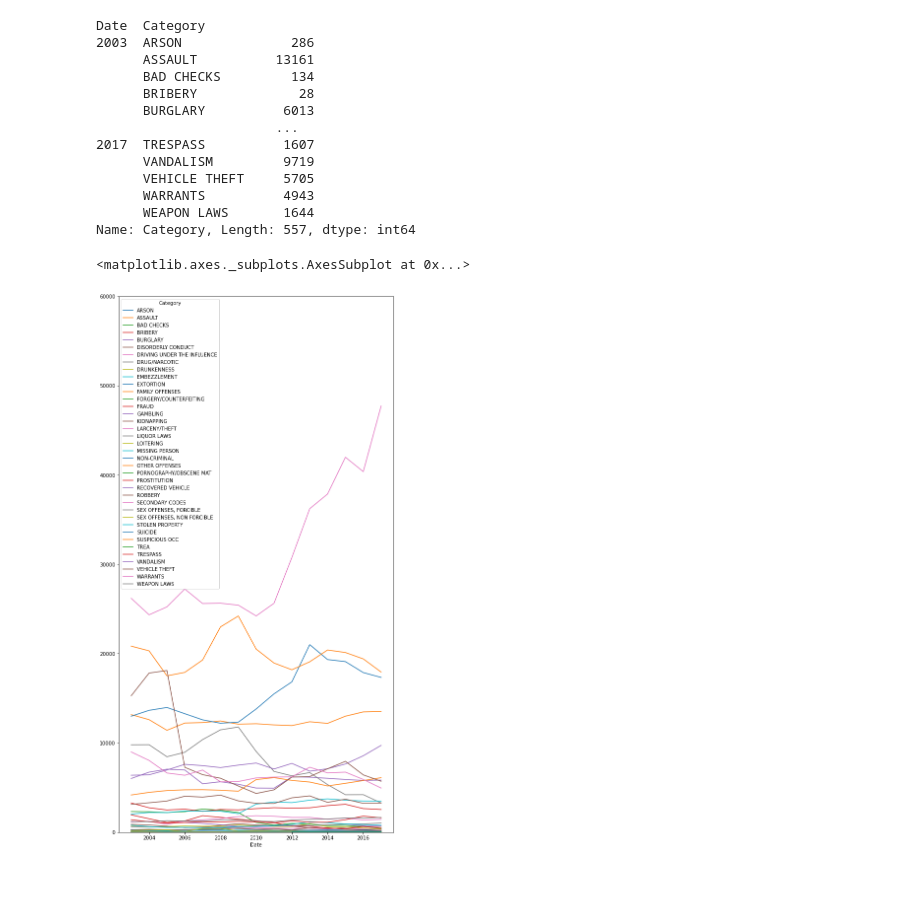
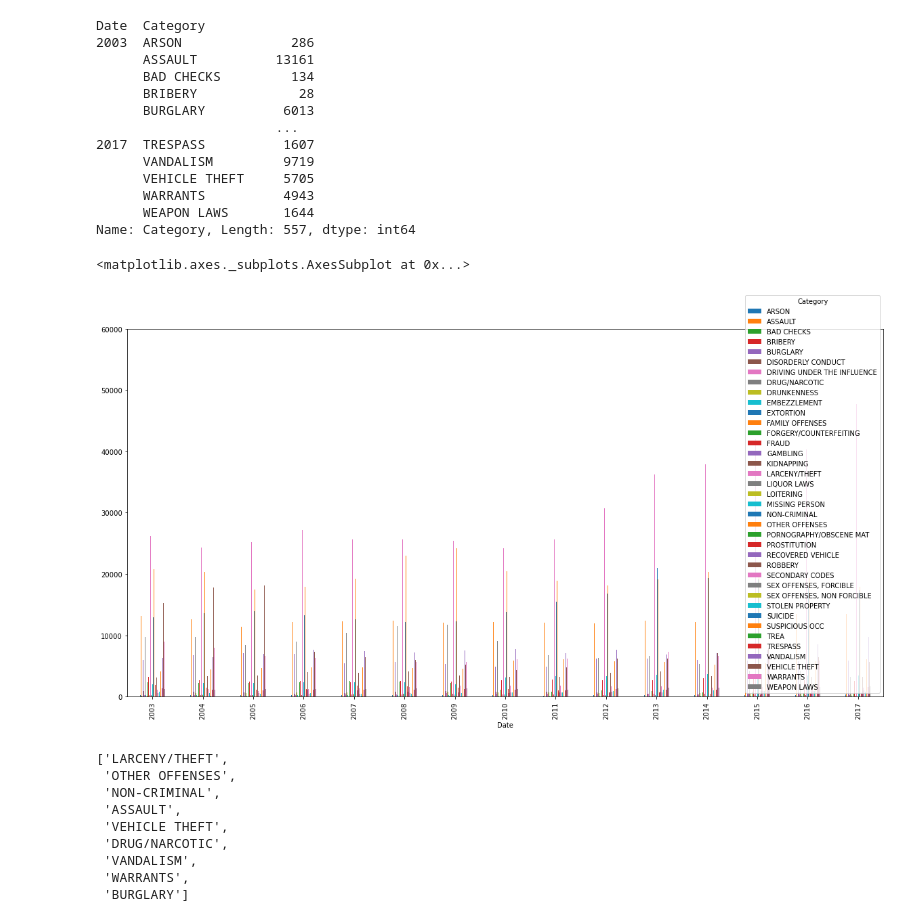
Before and after one commit to sfbrigade/datasci-police-budget, a Jupyter notebook: sanfranciscodataset/San_Francisco_Incidents_Analysis.ipynb, the cells around one changed output. Saved outputs shown, nothing was run; the diff lists cells and outputs as text; code cells hidden in the pictures; blank space fills up the shorter version.

Commit message:
Larceny? huh

```diff
--- a/sanfranciscodataset/San_Francisco_Incidents_Analysis.ipynb
+++ b/sanfranciscodataset/San_Francisco_Incidents_Analysis.ipynb
@@ -175,11 +175,11 @@ Date  Category
       WEAPON LAWS       1644
 Name: Category, Length: 557, dtype: int64
 # %%
-fig, ax = plt.subplots(figsize=(1,10))
+fig, ax = plt.subplots(figsize=(20,10))
 ax.set_ylim(bottom=0)
 ax.set_ylim(top=60000)
 
-crime_yearly_analysis.count()["PdId"].unstack().plot(ax=ax)
+crime_yearly_analysis.count()["PdId"].unstack().plot(ax=ax, kind='bar')
 # %% [output]
 <matplotlib.axes._subplots.AxesSubplot at 0x...>
-[figure, old version]
+[figure, new version]
@@ -185,0 +188,12 @@ crime_yearly_analysis.count()["PdId"].unstack().plot(ax=ax)
+# %%
+top_10_cats
+# %% [output]
+['LARCENY/THEFT',
+ 'OTHER OFFENSES',
+ 'NON-CRIMINAL',
+ 'ASSAULT',
+ 'VEHICLE THEFT',
+ 'DRUG/NARCOTIC',
+ 'VANDALISM',
+ 'WARRANTS',
+ 'BURGLARY']
```
Also changed, not shown: parts of 4 cells of this notebook.
